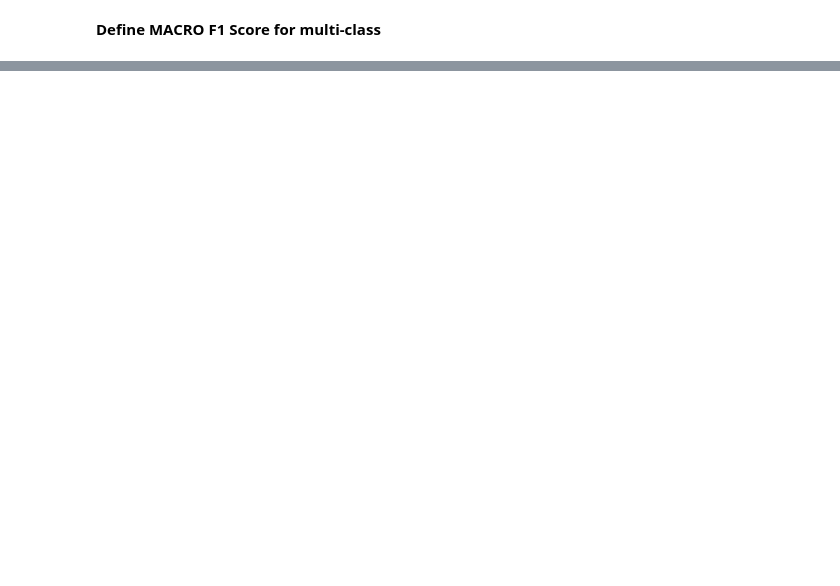
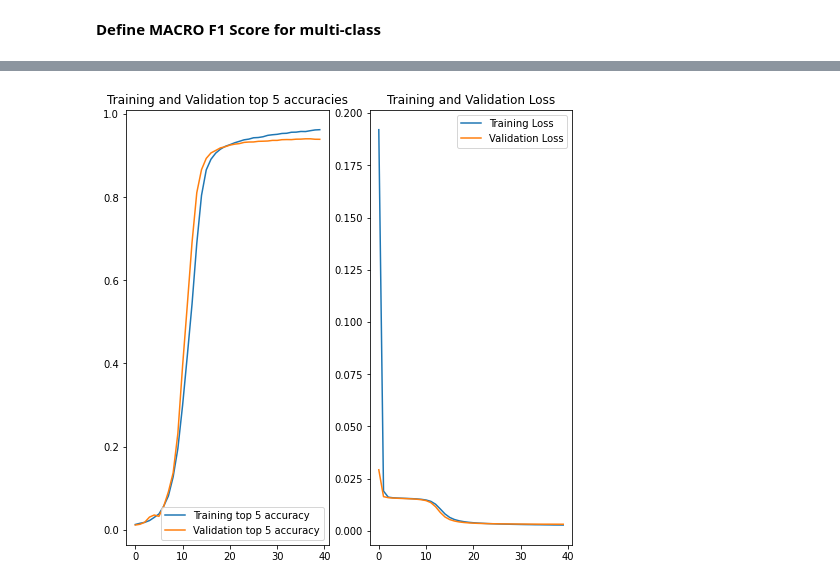
Before and after one commit to rmd-davis/MMAI_894, a Jupyter notebook: final_model.ipynb, the cells around one changed output, grey strips where cells are left out. Saved outputs shown, nothing was run; the diff lists cells and outputs as text; code cells hidden in the pictures; blank space fills up the shorter version.

Commit message:
final model build by Felipe

```diff
--- a/final_model.ipynb
+++ b/final_model.ipynb
@@ -397,0 +403,12 @@ def show_prediction(model, img_path, df_target):
+# %%
+model = tf.keras.Sequential([
+    feature_extractor_layer,
+    layers.Dense(2048, activation='relu', name='hidden_layer1'),
+    layers.Dropout(0.4),
+    layers.Dense(1024, activation='relu', name='hidden_layer2'),
+    layers.Dropout(0.2),
+    layers.Dense(512, activation='relu', name='hidden_layer3'),
+    layers.Dense(N_CLASSES, activation='softmax', name='output')
+])
+
+model.summary()
@@ -397,0 +433,9 @@ def show_prediction(model, img_path, df_target):
+# %%
+batch_size = 256
+model.compile(
+    optimizer=tf.keras.optimizers.Adam(lr=5e-4),
+    loss=tf.keras.metrics.binary_crossentropy,
+    metrics=[macro_f1, 'accuracy', tf.keras.metrics.TopKCategoricalAccuracy()])   # Default is k = 5
+
+history = model.fit(train_ds, epochs=40,batch_size = batch_size, validation_data = val_ds,
+                             validation_batch_size = batch_size)
@@ -397,0 +460,24 @@ def show_prediction(model, img_path, df_target):
+# %%
+top5_acc = history.history['top_k_categorical_accuracy']
+val_top5_acc = history.history['val_top_k_categorical_accuracy']
+
+loss = history.history['loss']
+val_loss = history.history['val_loss']
+
+epochs_range = range(40)
+
+plt.figure(figsize=(8, 8))
+plt.subplot(1, 2, 1)
+plt.plot(epochs_range, top5_acc, label='Training top 5 accuracy')
+plt.plot(epochs_range, val_top5_acc, label='Validation top 5 accuracy')
+plt.legend(loc='lower right')
+plt.title('Training and Validation top 5 accuracies')
+
+plt.subplot(1, 2, 2)
+plt.plot(epochs_range, loss, label='Training Loss')
+plt.plot(epochs_range, val_loss, label='Validation Loss')
+plt.legend(loc='upper right')
+plt.title('Training and Validation Loss')
+plt.show()
+# %% [output]
+[figure, added]
```
Also changed, not shown: parts of 16 cells of this notebook.
